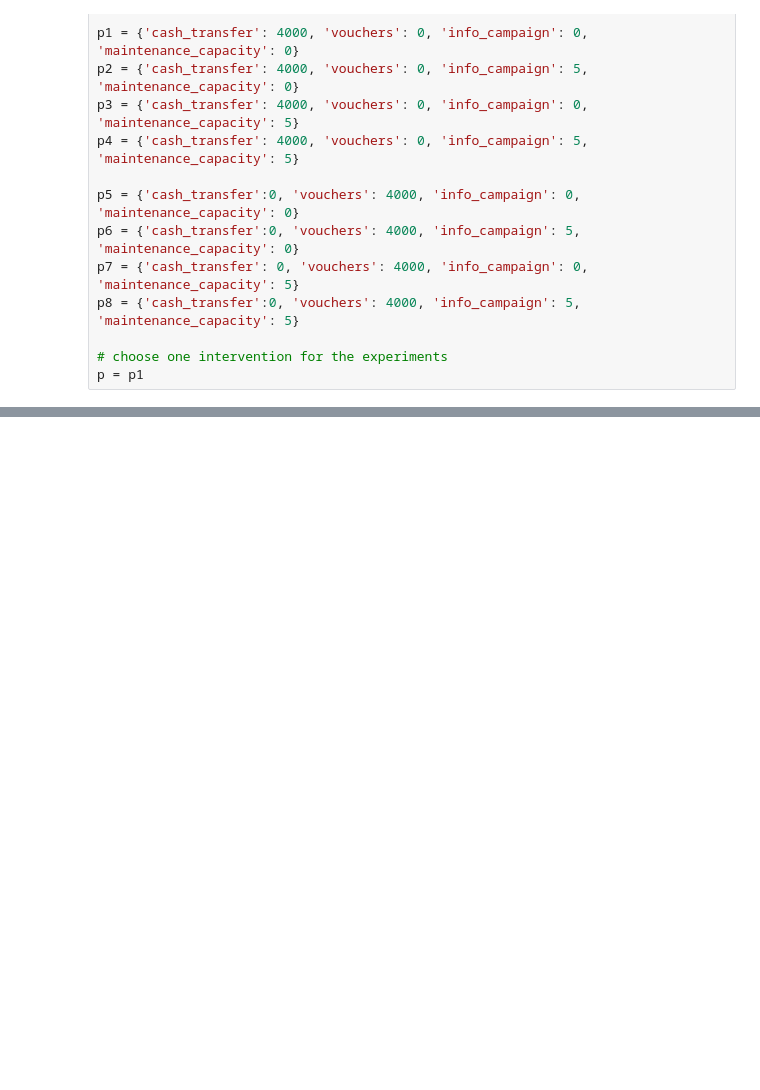
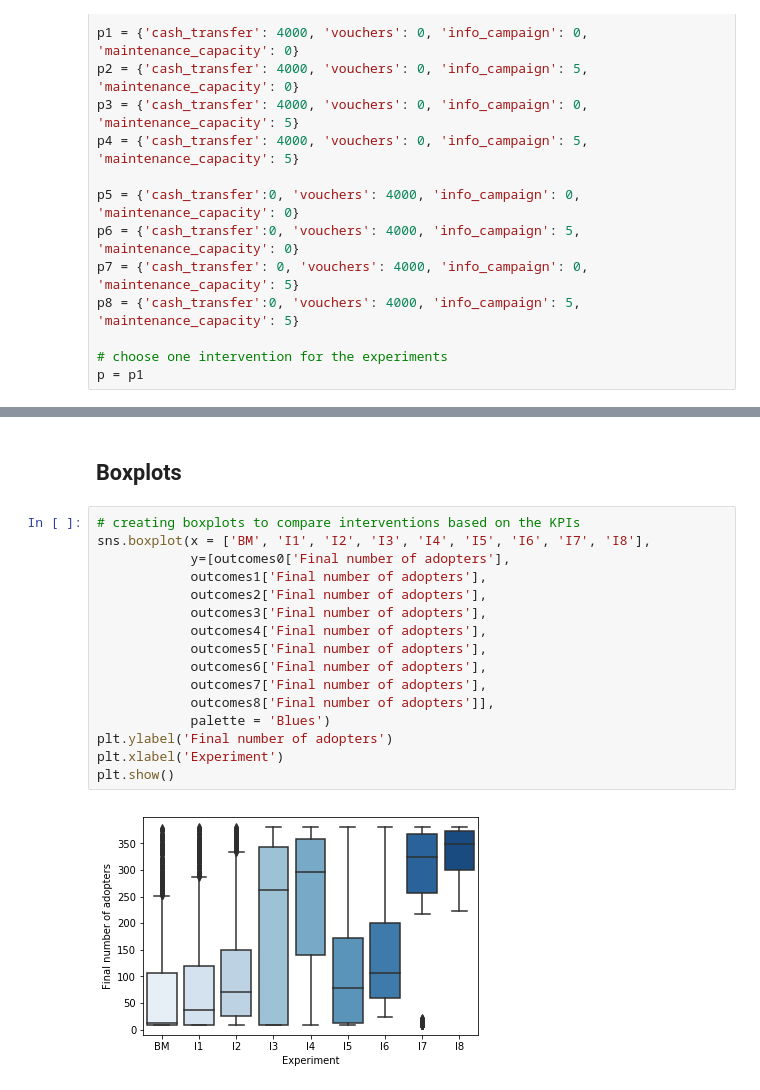
Before and after one commit to AnjaWer/Diffusion-of-clean-cooking-practices-in-refugee-camps, a Jupyter notebook: EMA.ipynb, the cells around one changed output, grey strips where cells are left out. Drawn from its saved outputs; the diff is of its cells as text; blank space fills up the shorter version.

```diff
--- a/EMA.ipynb
+++ b/EMA.ipynb
@@ -98,0 +151,20 @@ plt.show()
+# %% [markdown]
+## Boxplots
+# %%
+# creating boxplots to compare interventions based on the KPIs
+sns.boxplot(x = ['BM', 'I1', 'I2', 'I3', 'I4', 'I5', 'I6', 'I7', 'I8'],
+            y=[outcomes0['Final number of adopters'],
+            outcomes1['Final number of adopters'],
+            outcomes2['Final number of adopters'],
+            outcomes3['Final number of adopters'],
+            outcomes4['Final number of adopters'],
+            outcomes5['Final number of adopters'],
+            outcomes6['Final number of adopters'],
+            outcomes7['Final number of adopters'],
+            outcomes8['Final number of adopters']],
+            palette = 'Blues')
+plt.ylabel('Final number of adopters')
+plt.xlabel('Experiment')
+plt.show()
+# %% [output]
+[figure, added]
```
Also changed, not shown: parts of 23 cells of this notebook.
